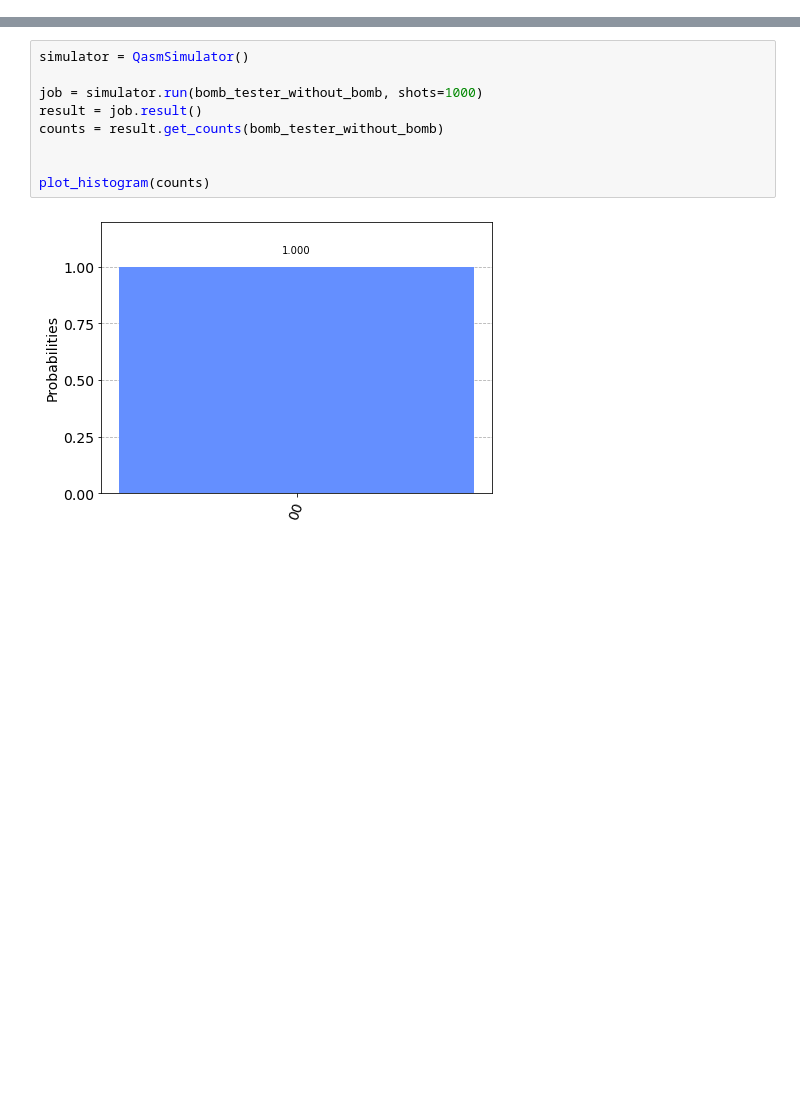
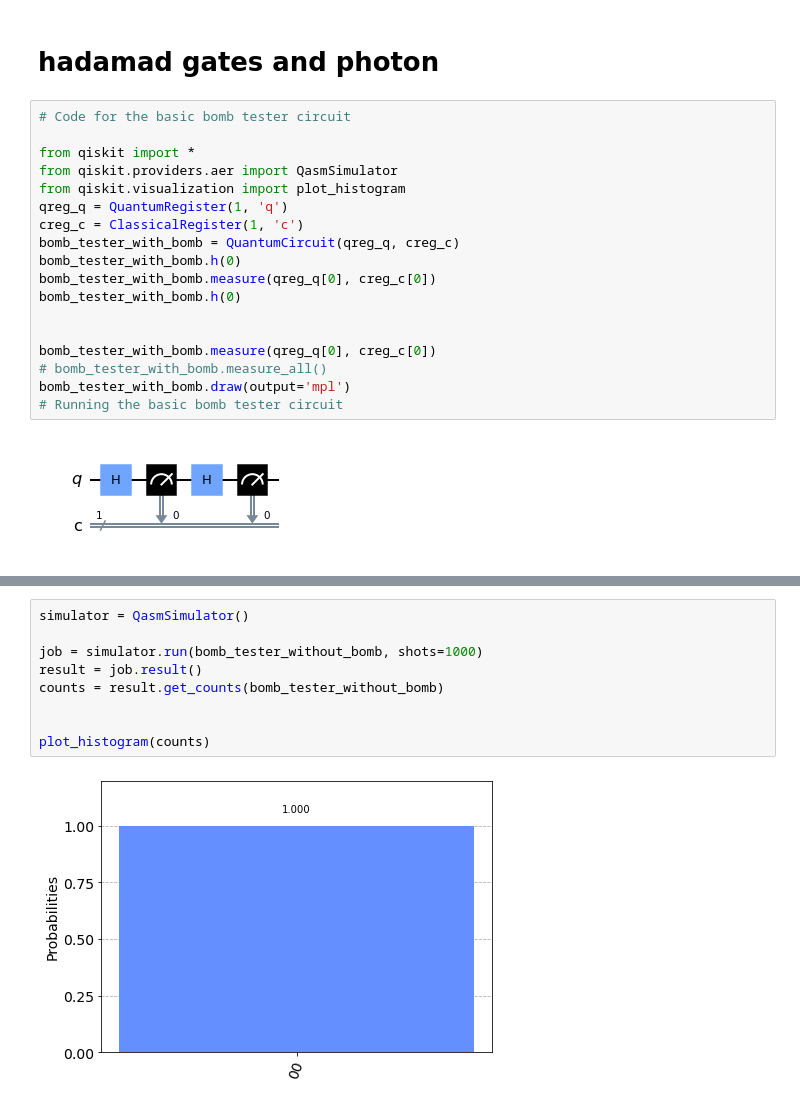
Before and after one commit to FreddyTF/QuantumBiscuit, a Jupyter notebook: InitialNotebook-Copy1.ipynb, the cells around one changed output, grey strips where cells are left out. Cells and saved outputs as stored; diff of their text form; blank space fills up the shorter version.

```diff
--- a/InitialNotebook-Copy1.ipynb
+++ b/InitialNotebook-Copy1.ipynb
@@ -50,0 +63,22 @@ bomb_tester_without_bomb.draw(output='mpl')
+# %% [markdown]
+# hadamad gates and photon
+# %%
+# Code for the basic bomb tester circuit
+
+from qiskit import *
+from qiskit.providers.aer import QasmSimulator
+from qiskit.visualization import plot_histogram
+qreg_q = QuantumRegister(1, 'q')
+creg_c = ClassicalRegister(1, 'c')
+bomb_tester_with_bomb = QuantumCircuit(qreg_q, creg_c)
+bomb_tester_with_bomb.h(0)
+bomb_tester_with_bomb.measure(qreg_q[0], creg_c[0])
+bomb_tester_with_bomb.h(0)
+
+
+bomb_tester_with_bomb.measure(qreg_q[0], creg_c[0])
+# bomb_tester_with_bomb.measure_all()
+bomb_tester_with_bomb.draw(output='mpl')
+# Running the basic bomb tester circuit
+# %% [output]
+[figure, added]
```
Also changed, not shown: parts of 9 cells of this notebook, 1 other file.
